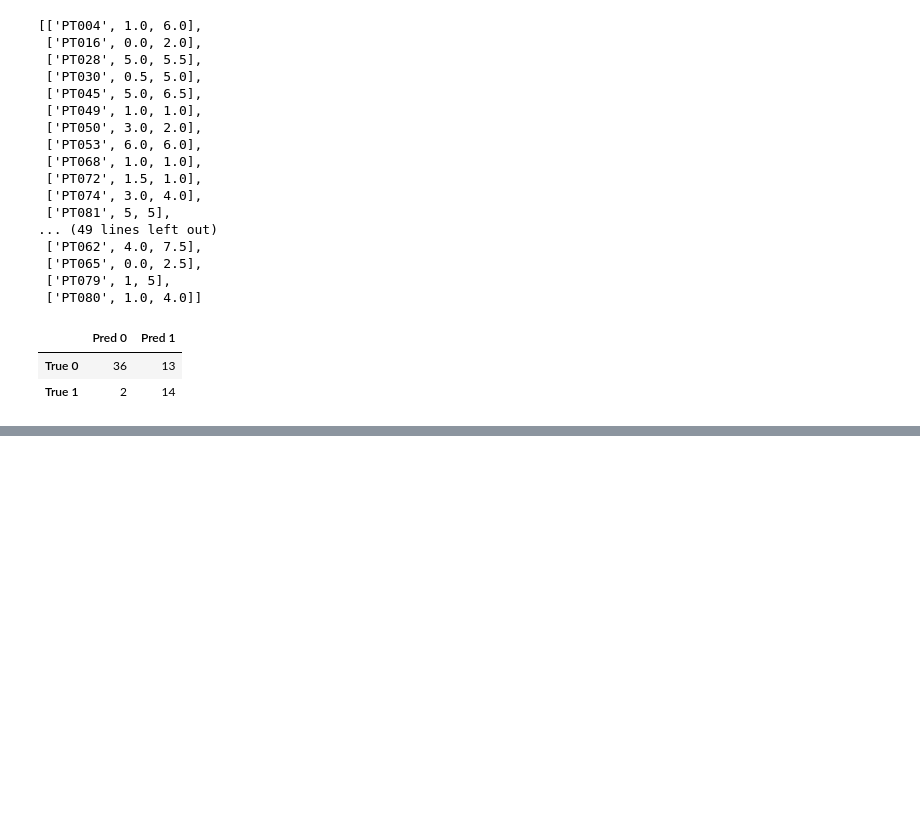
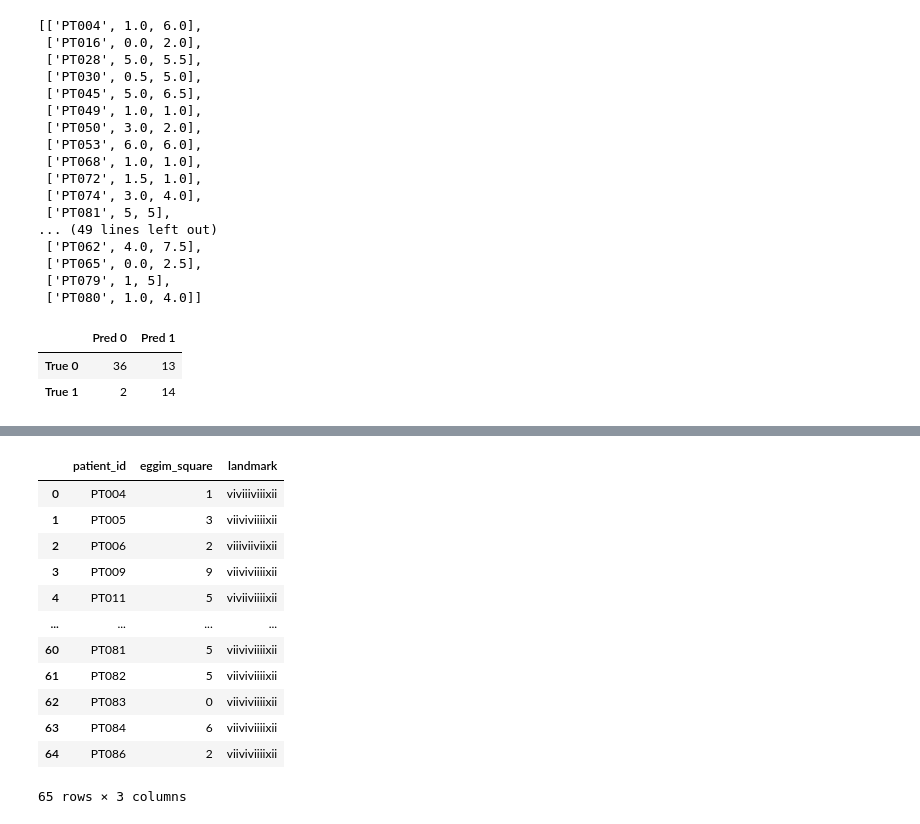
Before and after one commit to miguelmartins/eggimazing, a Jupyter notebook: get_data.ipynb, the cells around one changed output, grey strips where cells are left out. Drawn from its saved outputs; the diff is of its cells as text; code cells hidden in the pictures; blank space fills up the shorter version.

```diff
--- a/get_data.ipynb
+++ b/get_data.ipynb
@@ -322,0 +378,19 @@ cm_df
+# %%
+df_per_patient = df_patients.groupby(['patient_id'], as_index=False).sum()
+df_per_patient['eggim_square'] = df_per_patient['eggim_square'].astype(int)
+# %%
+df_per_patient
+# %% [output]
+|  | patient_id | eggim_square | landmark |
+| 0 | PT004 | 1 | viviiiviiixii |
+| 1 | PT005 | 3 | viiviviiiixii |
+| 2 | PT006 | 2 | viiiviiviixii |
+| 3 | PT009 | 9 | viiviviiiixii |
+| 4 | PT011 | 5 | viviiviiiixii |
+| ... | ... | ... | ... |
+| 60 | PT081 | 5 | viiviviiiixii |
+| 61 | PT082 | 5 | viiviviiiixii |
+| 62 | PT083 | 0 | viiviviiiixii |
+| 63 | PT084 | 6 | viiviviiiixii |
+| 64 | PT086 | 2 | viiviviiiixii |
+65 rows × 3 columns
```
Also changed, not shown: parts of 7 cells of this notebook, 1 other file.
